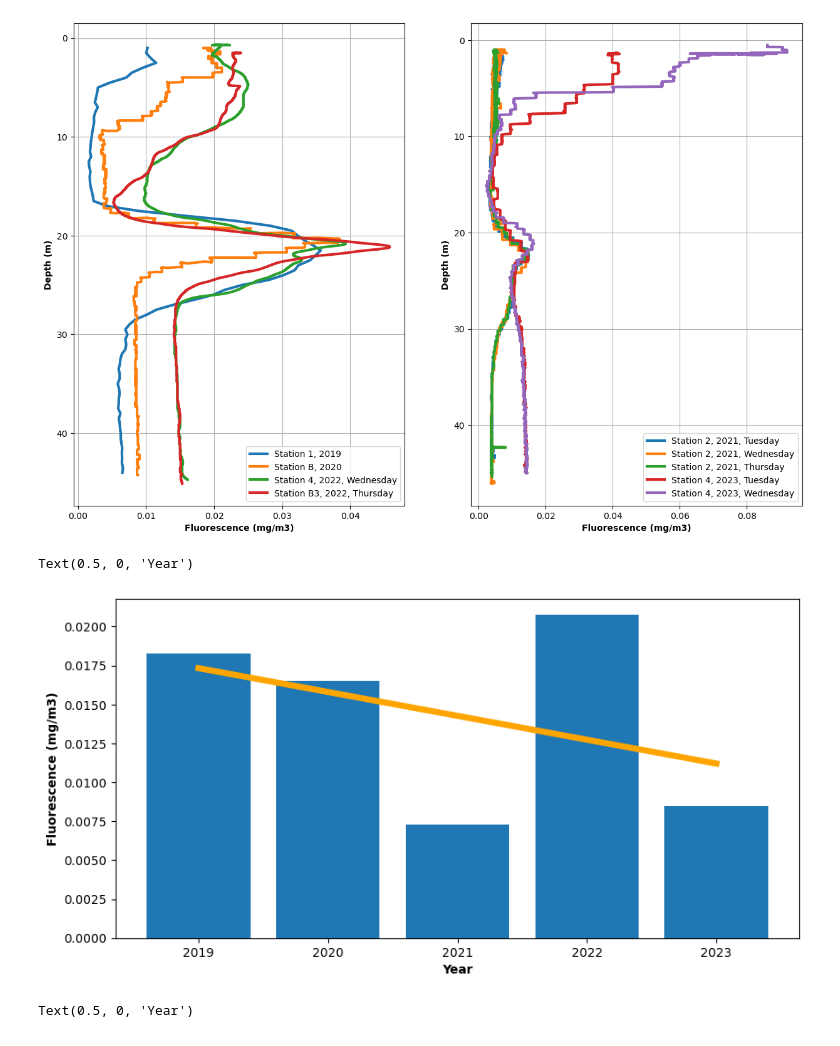
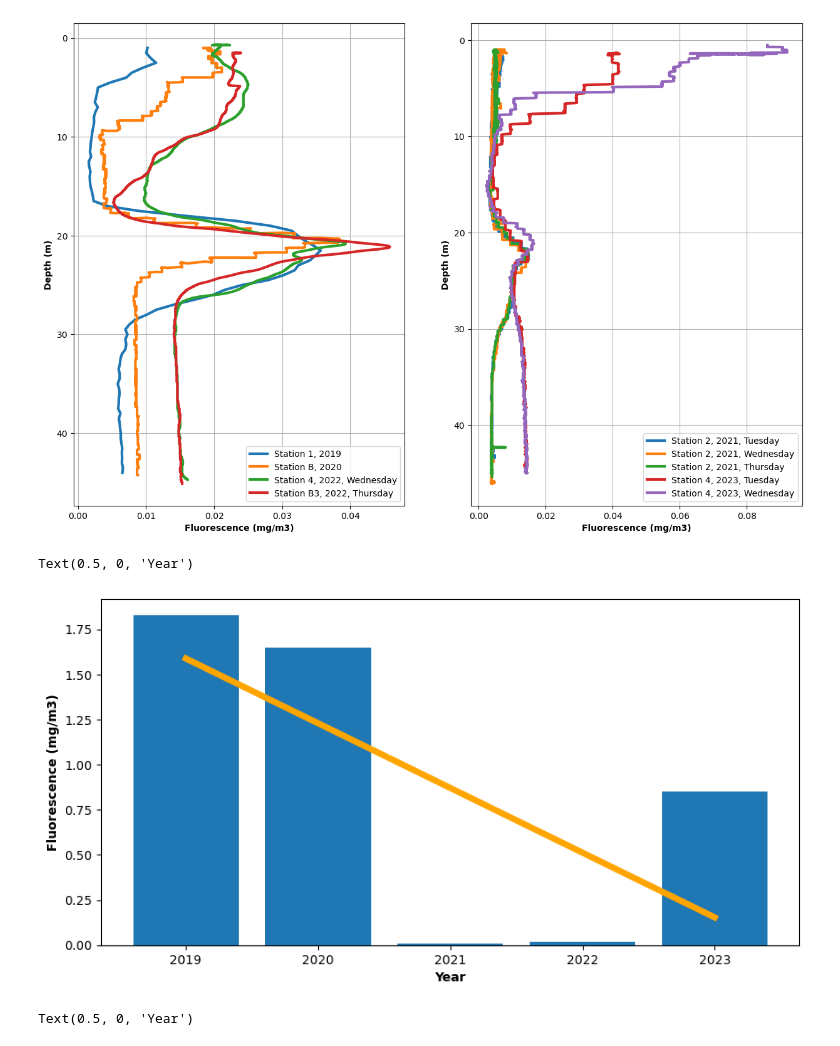
Before and after one commit to haganjam/MAR440_2023, a Jupyter notebook: code/CTD_plot_script.ipynb, the cells around one changed output. Saved outputs shown, nothing was run; the diff lists cells and outputs as text; code cells hidden in the pictures.

```diff
--- a/code/CTD_plot_script.ipynb
+++ b/code/CTD_plot_script.ipynb
@@ -916,7 +768,7 @@ byfjord_top_fix = byfjord_data_fix[byfjord_data_fix.prDM > 15]
 byfjord_trim_fix = byfjord_top_fix[byfjord_top_fix.prDM < 25]
 # %%
 #Calculate the mean of every year from the trimmed data
-byfjord_mean = byfjord_trim.groupby("Year")["Fluorescence"].mean()
+byfjord_mean = byfjord_trim.groupby("Year")["flECO-AFL"].mean()
 
 byfjord_annual = pd.DataFrame(byfjord_mean).reset_index()
 
@@ -931,7 +783,7 @@ byfjord_mean_fix = byfjord_trim_fix.groupby("Year")["flECO-AFL"].mean()
 byfjord_annual_fix = pd.DataFrame(byfjord_mean_fix).reset_index()
 
 #Calculate trendline
-z = np.polyfit(byfjord_annual["Year"], byfjord_annual["Fluorescence"], 1)
+z = np.polyfit(byfjord_annual["Year"], byfjord_annual["flECO-AFL"], 1)
 p = np.poly1d(z)
 
 #Augusta trendline
@@ -945,13 +797,13 @@ p2 = np.poly1d(z2)
 # %%
 #Now plot that
 plt.rcParams["figure.figsize"]=(10,5)
-plt.bar(byfjord_annual["Year"], byfjord_annual["Fluorescence"])
+plt.bar(byfjord_annual["Year"], byfjord_annual["flECO-AFL"])
 plt.plot(byfjord_annual["Year"], p(byfjord_annual["Year"]) ,color="orange", linewidth="5")
 plt.ylabel("Fluorescence (mg/m3)",fontweight='bold')
 plt.xlabel("Year",fontweight='bold')
 # %% [output]
 Text(0.5, 0, 'Year')
-[figure, old version]
+[figure, new version]
 # %%
 #Plot the fix
 plt.rcParams["figure.figsize"]=(10,5)
```
Also changed, not shown: parts of 9 cells of this notebook, 2 other files.
